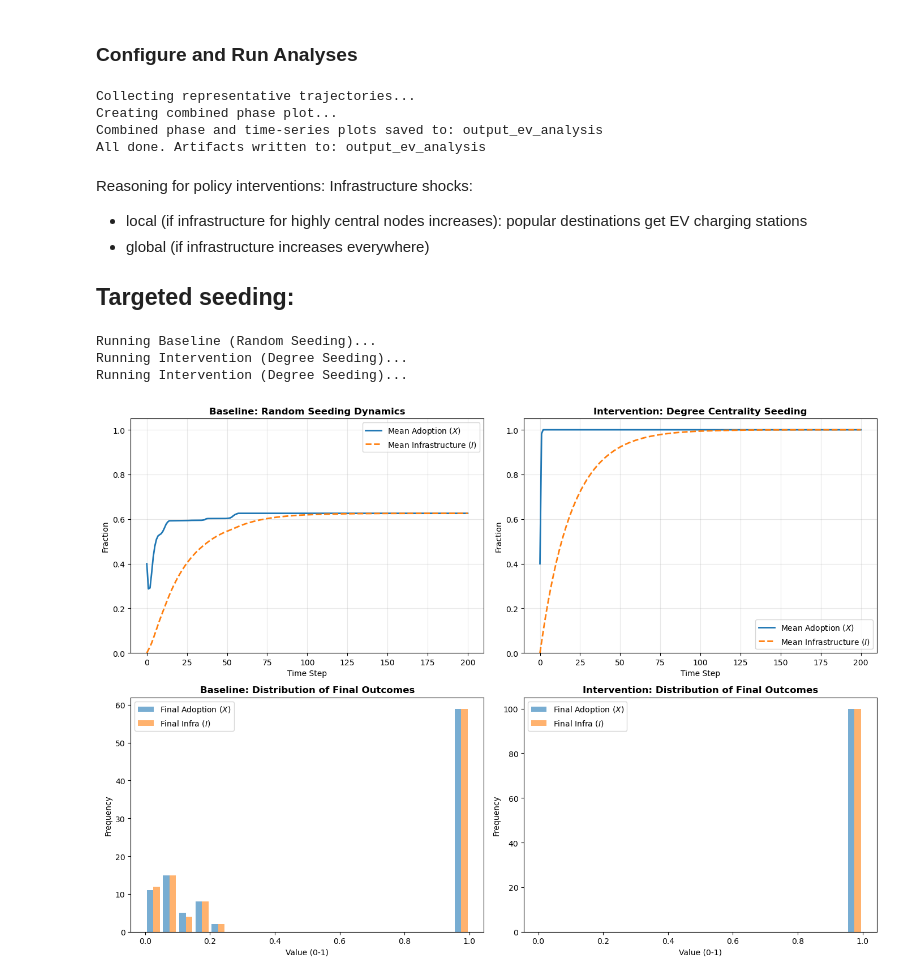
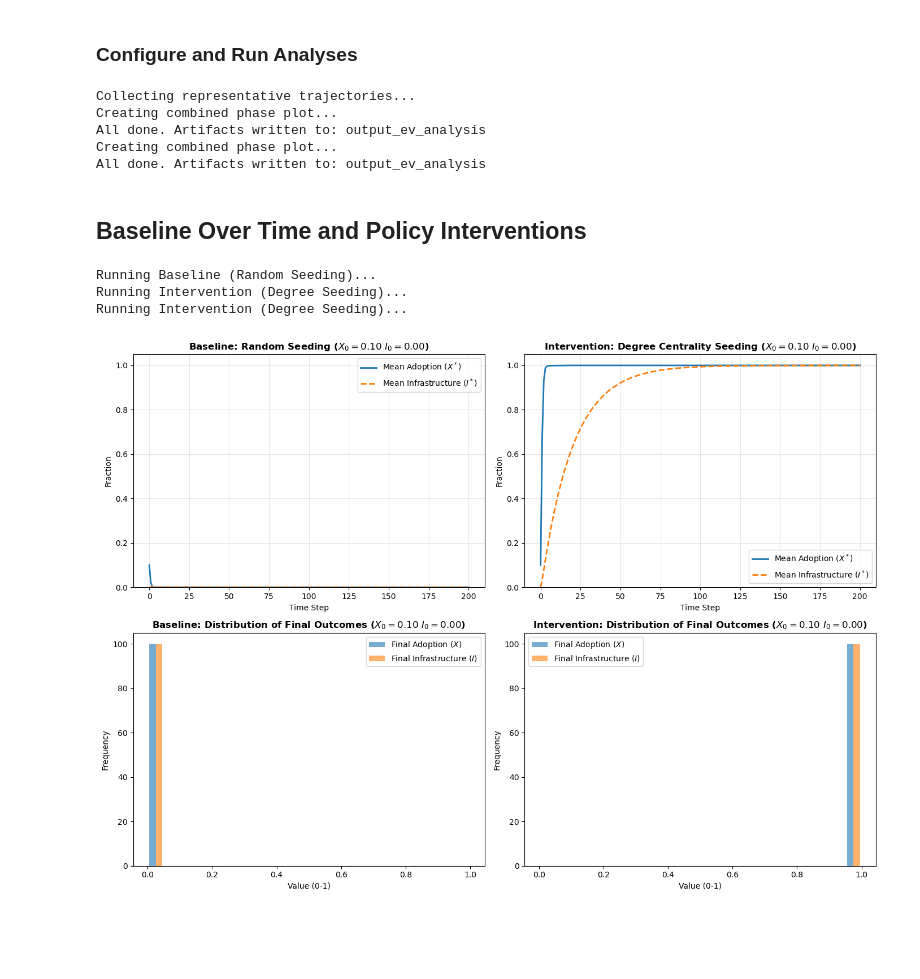
Before and after one commit to mucel/mbdm_3asign, a Jupyter notebook: Assignment3.ipynb, the cells around one changed output. Drawn from its saved outputs; the diff is of its cells as text; code cells hidden in the pictures; blank space fills up the shorter version.

```diff
--- a/Assignment3.ipynb
+++ b/Assignment3.ipynb
@@ -681,13 +710,14 @@ def main():
     X0_sens = [0.2, 0.3, 0.4, 0.5]
     sensitivity_trials = 8
 
+    # (I0, X0)
     phase_cases = [
-        (0.2, 0.2),
-        (0.2, 0.5),
-        (0.2, 0.8),
-        (0.4, 0.2),
-        (0.4, 0.5),
-        (0.4, 0.8),
+        (0.00, 0.20),
+        (0.20, 0.20),
+        (0.50, 0.20),
+        (0.00, 0.40),
+        (0.20, 0.40),
+        (0.50, 0.40),
     ]
 
     seed_base_heatmap = 42
@@ -753,21 +783,12 @@ if __name__ == "__main__":
 # %% [output]
 Collecting representative trajectories...
 Creating combined phase plot...
-Combined phase and time-series plots saved to: output_ev_analysis
 All done. Artifacts written to: output_ev_analysis
+Creating combined phase plot...
+All done. Artifacts written to: output_ev_analysis
-# %% [markdown]
-Reasoning for policy interventions:
-Infrastructure shocks:
-- local (if infrastructure for highly central nodes increases): popular destinations get EV charging stations
-- global (if infrastructure increases everywhere)
-
-Targeted seeding:
--
+# %% [markdown]
+## Baseline Over Time and Policy Interventions
 # %%
-import matplotlib.pyplot as plt
-import numpy as np
-import networkx as nx
-import random
 
 # --- 1. Helper Function for Targeted Seeding ---
 def apply_seeding(model, X0_frac, method="random"):
@@ -854,9 +875,9 @@ PARAMS = {
     'beta_I': 2,     # Strong feedback to allow tipping
     'b': 1.0,           # Defection payoff
     'g_I': 0.05,         # Infrastructure growth rate
-    'I0': 0.0,          # Start with no infrastructure
-    'X0_frac': 0.40,     # 20% Initial adopters (Low initial seed)
-    'network_type': 'ER', # Scale-free networks show high sensitivity to hubs
+    'I0': 0.10,          # Start with no infrastructure
+    'X0_frac': 0.20,     # 10% Initial adopters (Low initial seed)
+    'network_type': 'BA', # Scale-free networks show high sensitivity to hubs
     'n_nodes': 200,
     'p': 0.05,           # For ER/WS
     'm': 2,             # For BA (edges per new node)
@@ -892,7 +913,7 @@ bins_count = 20
 # --- Top Left: Baseline Dynamics ---
 axs[0, 0].plot(time_axis, base_mean_X, label=r'Mean Adoption ($X^*$)', color=color_X, linewidth=2)
 axs[0, 0].plot(time_axis, base_mean_I, label=r'Mean Infrastructure ($I^*$)', color=color_I, linewidth=2, linestyle='--')
-axs[0, 0].set_title('Baseline: Random Seeding Dynamics', fontsize=12, fontweight='bold')
+axs[0, 0].set_title(r'Baseline: Random Seeding ($X_0=0.10$ $I_0=0.00$)', fontsize=12, fontweight='bold')
 axs[0, 0].set_xlabel('Time Step')
 axs[0, 0].set_ylabel('Fraction')
 axs[0, 0].set_ylim(0, 1.05)
@@ -908,39 +929,41 @@ axs[1, 0].hist(
     color=[color_X, color_I], # Set colors for the two datasets
     label=['Final Adoption ($X$)', 'Final Infrastructure ($I$)']
 )
-axs[1, 0].set_title('Baseline: Distribution of Final Outcomes', fontsize=12, fontweight='bold')
+axs[1, 0].set_title(r'Baseline: Distribution of Final Outcomes ($X_0=0.10$ $I_0=0.00$)', fontsize=12, fontweight='bold')
 axs[1, 0].set_xlabel('Value (0-1)')
 axs[1, 0].set_ylabel('Frequency')
+axs[1, 0].set_ylim (0, 105)
 axs[1, 0].legend()
 
 # --- Top Right: Targeted Seeding Dynamics ---
 axs[0, 1].plot(time_axis, seed_mean_X, label=r'Mean Adoption ($X^*$)', color=color_X, linewidth=2)
 axs[0, 1].plot(time_axis, seed_mean_I, label=r'Mean Infrastructure ($I^*$)', color=color_I, linewidth=2, linestyle='--')
-axs[0, 1].set_title('Intervention: Degree Centrality Seeding', fontsize=12, fontweight='bold')
+axs[0, 1].set_title(r'Intervention: Degree Centrality Seeding ($X_0=0.10$ $I_0=0.00$)', fontsize=12, fontweight='bold')
 axs[0, 1].set_xlabel('Time Step')
 axs[0, 1].set_ylabel('Fraction')
 axs[0, 1].set_ylim(0, 1.05)
 axs[0, 1].grid(True, alpha=0.3)
 axs[0, 1].legend()
 
 # --- Bottom Right: Targeted Seeding Histogram ---
 axs[1, 1].hist(
     [seed_final_X, seed_final_I], # Group data into a list for combined plotting
     bins=bins_count,
     range=(0,1),
     alpha=alpha_hist,
     color=[color_X, color_I], # Set colors for the two datasets
     label=['Final Adoption ($X$)', 'Final Infrastructure ($I$)']
 )
-axs[1, 1].set_title('Intervention: Distribution of Final Outcomes', fontsize=12, fontweight='bold')
+axs[1, 1].set_title(r'Intervention: Distribution of Final Outcomes ($X_0=0.10$ $I_0=0.00$)', fontsize=12, fontweight='bold')
 axs[1, 1].set_xlabel('Value (0-1)')
 axs[1, 1].set_ylabel('Frequency')
+axs[1, 1].set_ylim (0, 105)
 axs[1, 1].legend()
 
 plt.tight_layout()
 plt.show()
 # %% [output]
 Running Baseline (Random Seeding)...
 Running Intervention (Degree Seeding)...
 Running Intervention (Degree Seeding)...
-[figure, old version]
+[figure, new version]
```
Also changed, not shown: parts of 3 cells of this notebook, 7 other files.
